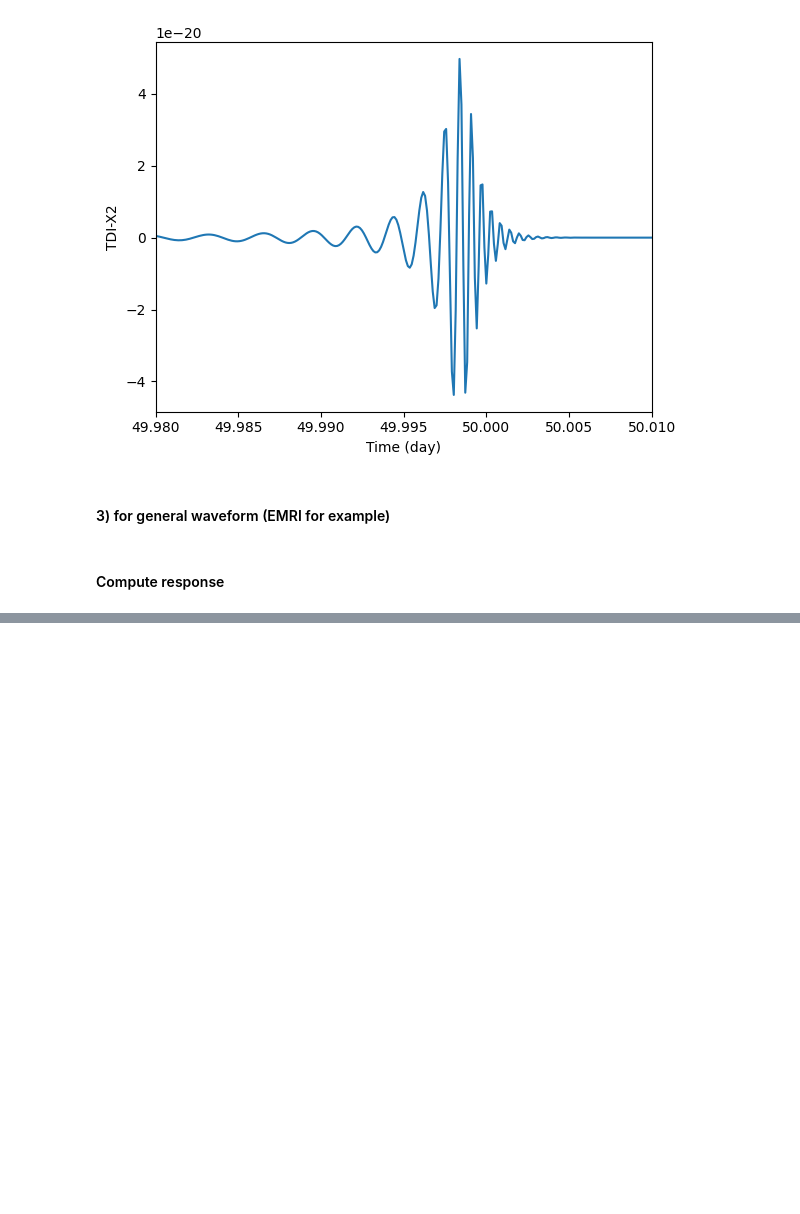
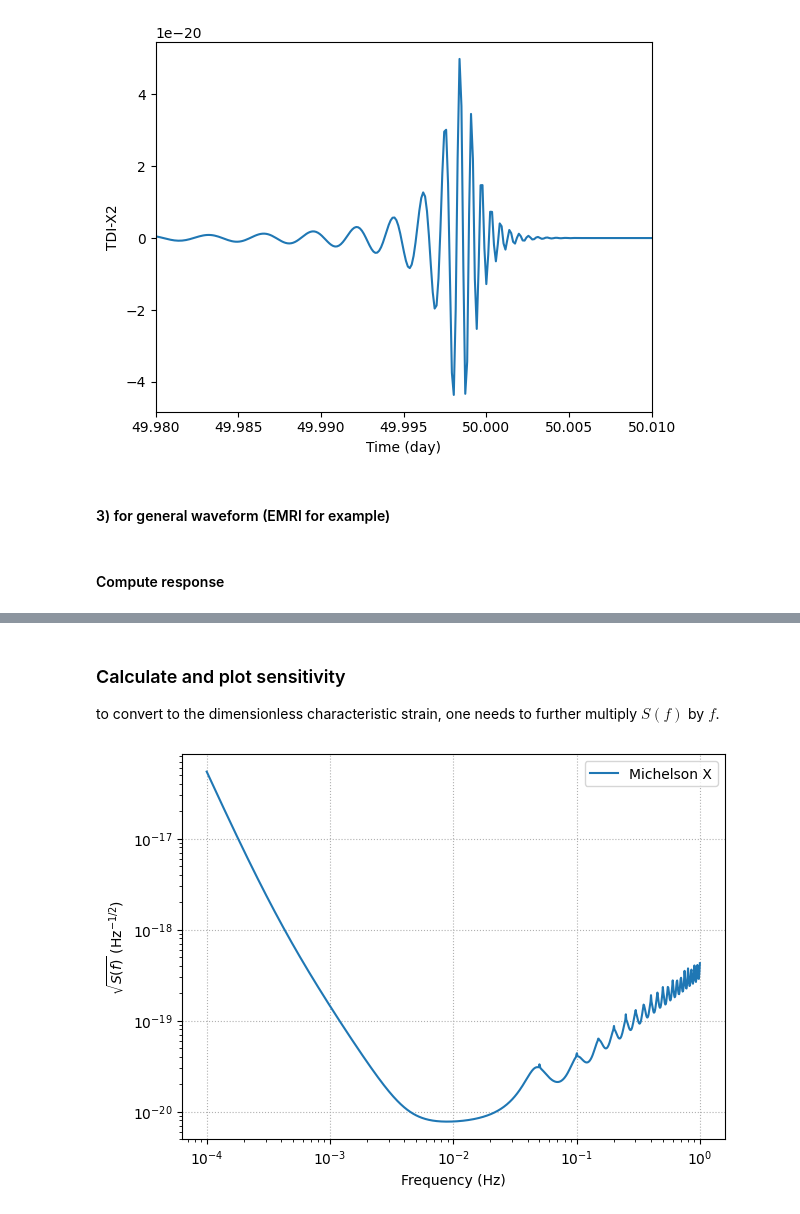
Before and after one commit to TriangleDataCenter/Triangle-Simulator, a Jupyter notebook: Tutorials/4_Demo_Simulation_for_Scientific_Data_Analysis.ipynb, the cells around one changed output, grey strips where cells are left out. Saved outputs shown, nothing was run; the diff lists cells and outputs as text; code cells hidden in the pictures; blank space fills up the shorter version.

Commit message:
update the arrangement of demos and orbit data

```diff
--- a/Tutorials/4_Demo_Simulation_for_Scientific_Data_Analysis.ipynb
+++ b/Tutorials/4_Demo_Simulation_for_Scientific_Data_Analysis.ipynb
@@ -501,0 +514,9 @@ plt.xlim(80, 80.5)
+# %%
+X2_string = {
+    "12": [(1., []), (-1., ["13", "31"]), (-1., ["13", "31", "12", "21"]), (1., ["12", "21", "13", "31", "13", "31"])],
+    "23": [],
+    "31": [(-1., ["13"]), (1., ["12", "21", "13"]), (1., ["12", "21", "13", "31", "13"]), (-1., ["13", "31", "12", "21", "12", "21", "13"])],
+    "21": [(1., ["12"]), (-1., ["13", "31", "12"]), (-1., ["13", "31", "12", "21", "12"]), (1., ["12", "21", "13", "31", "13", "31", "12"])],
+    "32": [],
+    "13": [(-1., []), (1., ["12", "21"]), (1., ["12", "21", "13", "31"]), (-1., ["13", "31", "12", "21", "12", "21"])],
+}
@@ -501,0 +526,16 @@ plt.xlim(80, 80.5)
+# %%
+orbit = Orbit(OrbitDir='../OrbitData/MicroSateOrbitEclipticTCB')
+
+orbit_time = np.random.uniform(0, 100*DAY)
+
+Ri_test = dict()
+for key in SC_labels:
+    Ri_test[key] = orbit.Positionfunctions()[key](orbit_time)
+
+nij_test = dict()
+dij_test = dict()
+for key in MOSA_labels:
+    nij_test[key] = orbit.ArmVectorfunctions()[key](orbit_time)
+    dij_test[key] = orbit.LTTfunctions()[key](orbit_time)
+
+Ri_test, nij_test, dij_test
@@ -501,0 +558,18 @@ plt.xlim(80, 80.5)
+# %% [markdown]
+### Calculate and plot sensitivity
+to convert to the dimensionless characteristic strain, one needs to further multiply $S(f)$ by $f$.
+# %%
+plt.figure(figsize=(7, 5))
+
+sensitivity = TDISensitivity(Ri=Ri_test, nij=nij_test, dij=dij_test)
+
+plot_freqs = np.logspace(-4, 0, 1000)
+plot_sens_X = sensitivity.TDI_sensitivity(f=plot_freqs, P_ij_strings=X2_string)
+plt.loglog(plot_freqs, np.sqrt(plot_sens_X), label='Michelson X')
+
+plt.xlabel("Frequency (Hz)")
+plt.ylabel(r"$\sqrt{S(f)} \ ({\rm Hz^{-1/2}})$")
+plt.legend(loc="upper right")
+plt.grid(linestyle=":")
+# %% [output]
+[figure, added]
```
Also changed, not shown: parts of 13 cells of this notebook, 21 other files.
